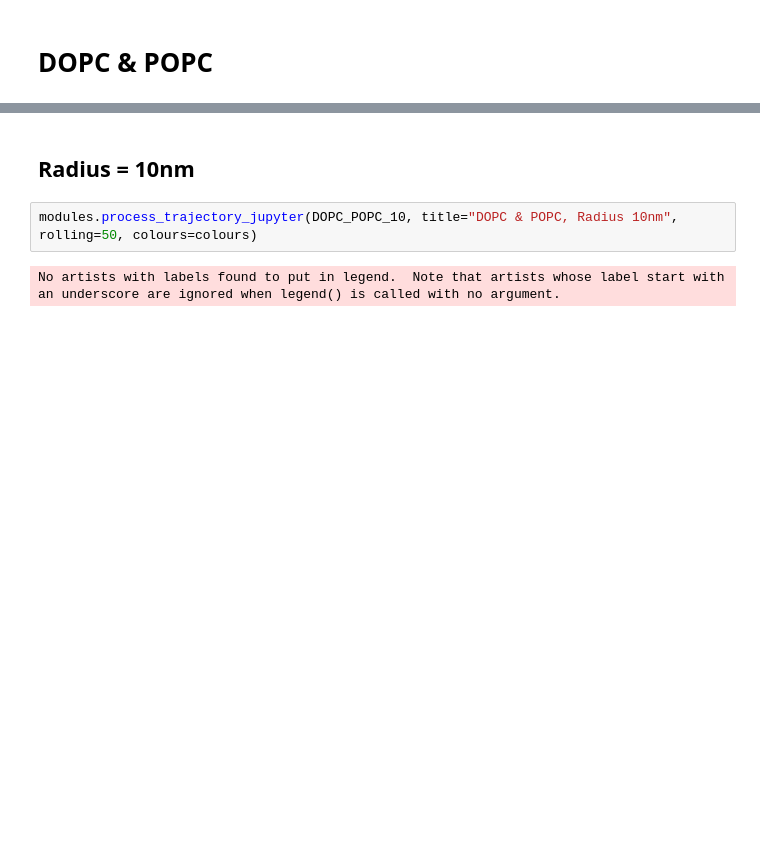
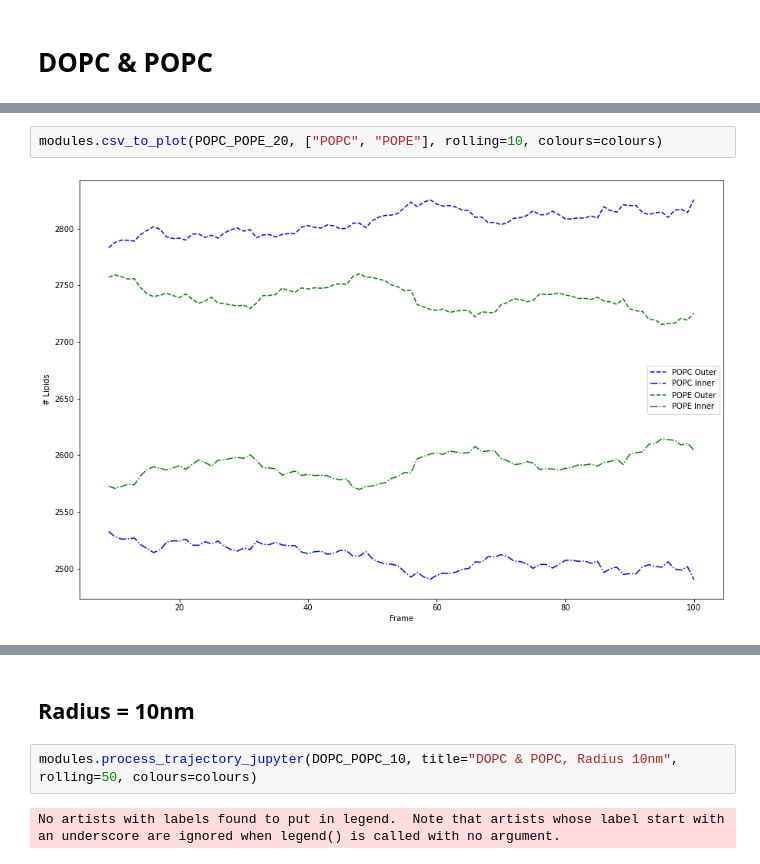
Before and after one commit to MoMS-MMSB/lipid_sorting, a Jupyter notebook: Sample Systems Analysis.ipynb, the cells around one changed output, grey strips where cells are left out. Drawn from its saved outputs; the diff is of its cells as text; blank space fills up the shorter version.

```diff
--- a/Sample Systems Analysis.ipynb
+++ b/Sample Systems Analysis.ipynb
@@ -55,0 +48,4 @@ modules.csv_to_plot(POPC_POPE_30, ["POPC", "POPE"], colours=colours)
+# %%
+modules.csv_to_plot(POPC_POPE_20, ["POPC", "POPE"], rolling=10, colours=colours)
+# %% [output]
+[figure, added]
```
Also changed, not shown: parts of 13 cells of this notebook, 43 other files.
